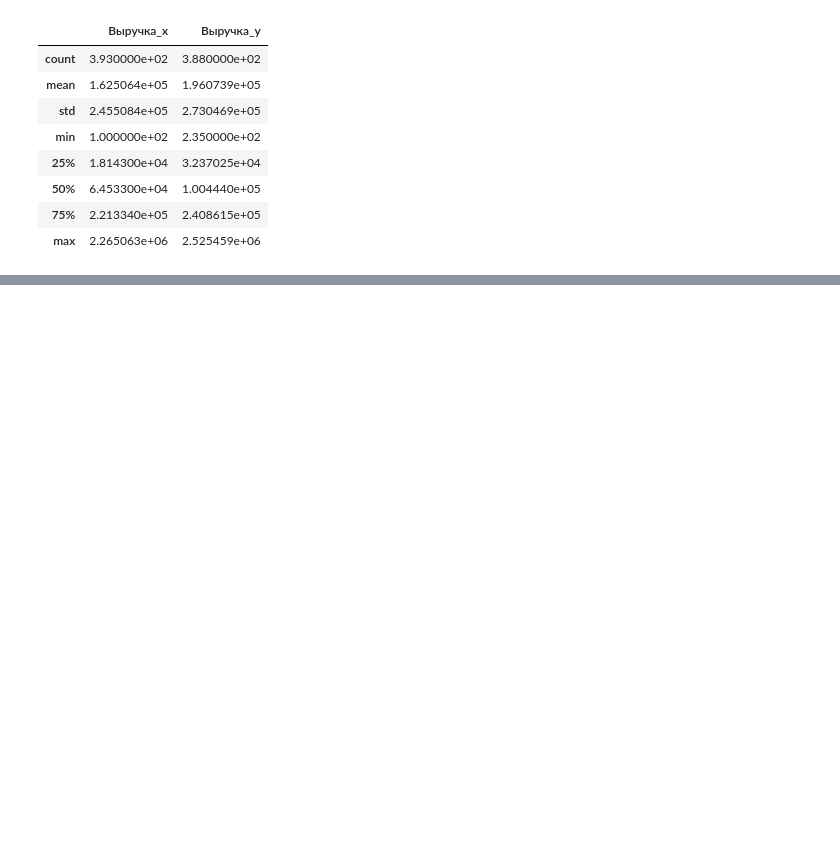
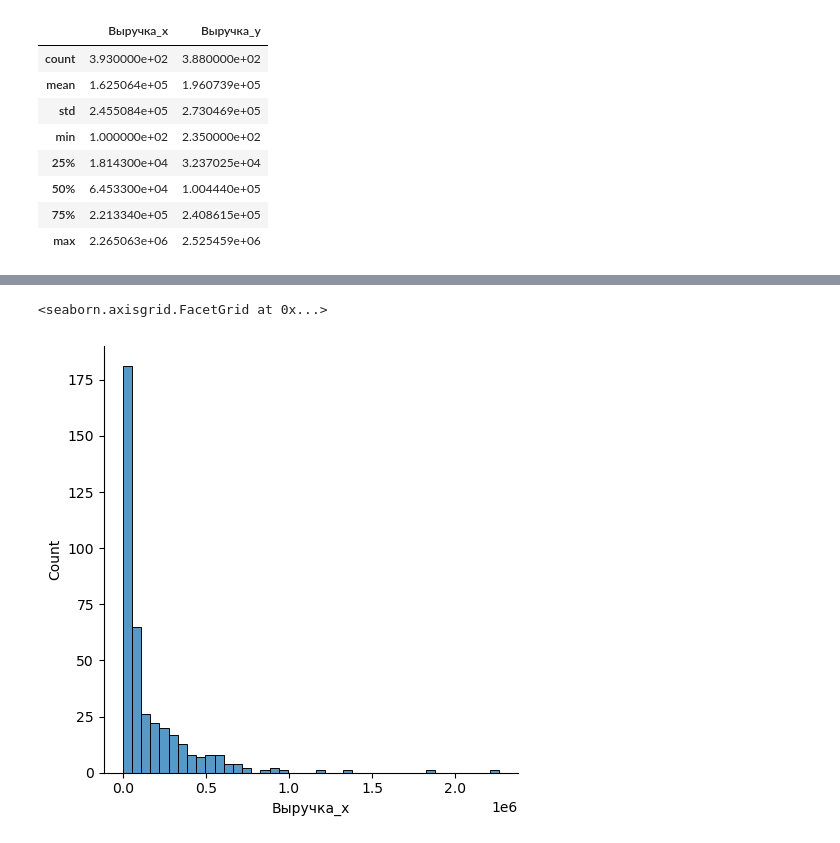
Before and after one commit to Ylika/analizz, a Jupyter notebook: Analizz.ipynb, the cells around one changed output, grey strips where cells are left out. Drawn from its saved outputs; the diff is of its cells as text; code cells hidden in the pictures; blank space fills up the shorter version.

```diff
--- a/Analizz.ipynb
+++ b/Analizz.ipynb
@@ -93,0 +102,5 @@ data2122.describe()
+# %%
+sns.displot(data2122['Выручка_x'])
+# %% [output]
+<seaborn.axisgrid.FacetGrid at 0x...>
+[figure, added]
```
Also changed, not shown: parts of 4 cells of this notebook, 1 other file.
